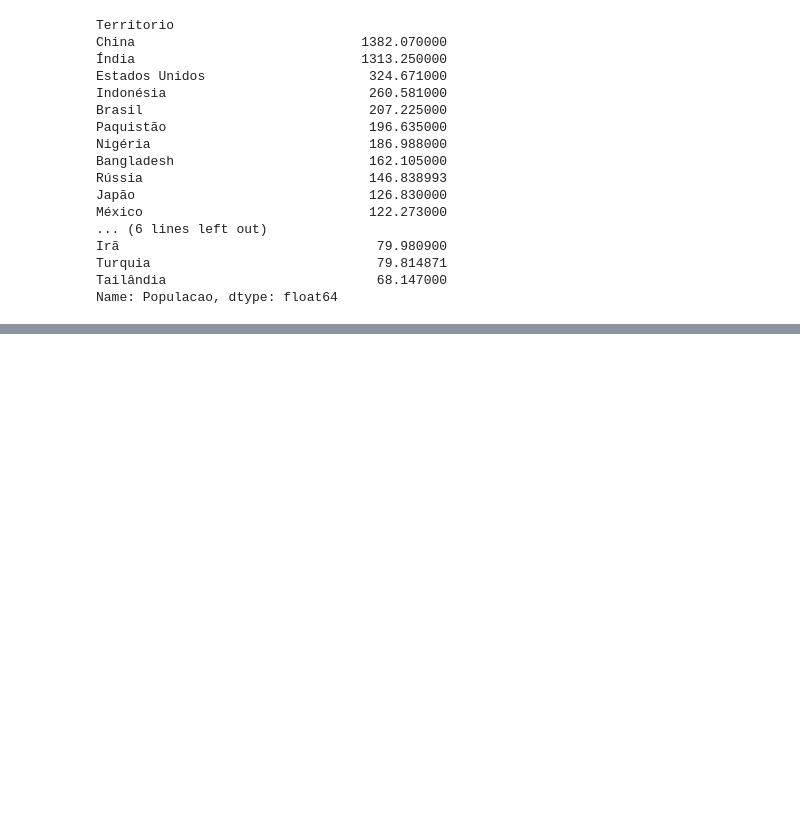
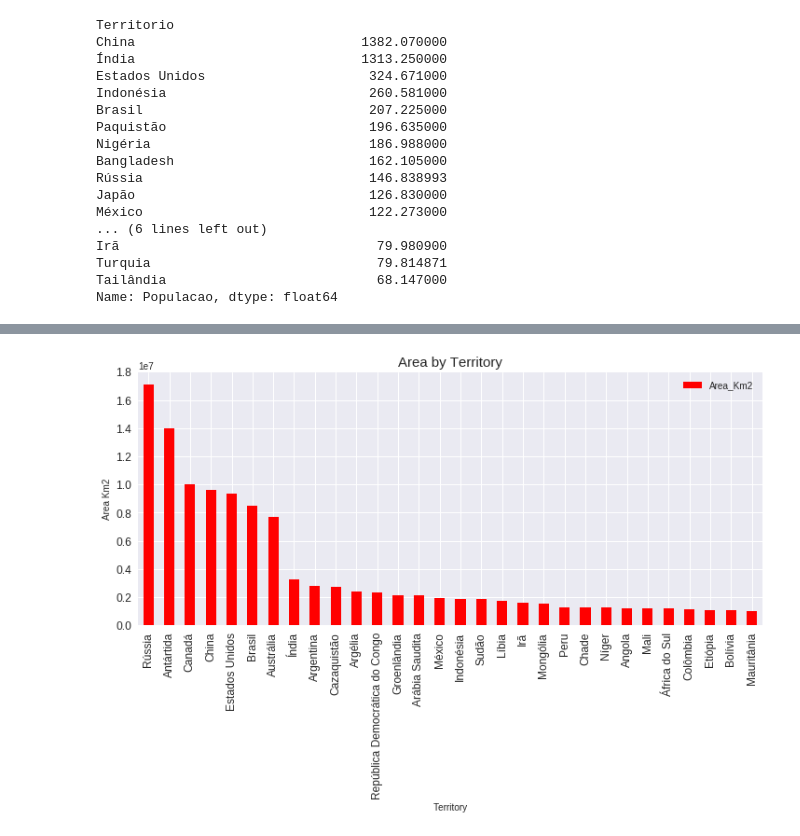
Before and after one commit to MRobalinho/Using_colab_research_Google, a Jupyter notebook: Tests_MRobalinho.ipynb, the cells around one changed output, grey strips where cells are left out. Drawn from its saved outputs; the diff is of its cells as text; code cells hidden in the pictures; blank space fills up the shorter version.

```diff
--- a/Tests_MRobalinho.ipynb
+++ b/Tests_MRobalinho.ipynb
@@ -471,0 +515,4 @@ Name: Populacao, dtype: float64
+# %%
+
+df_new2 = df_new[['Territorio', 'Populacao', 'Area_Km2' ,'PIB_per_cap']].copy()
+df_new2.head()
@@ -471,0 +526,14 @@ Name: Populacao, dtype: float64
+# %%
+# Delete TOTAL row - Delete specific row
+df_new2.drop(df_new2[df_new2.Territorio == 'Total'].index, inplace=True)
+# %%
+# Analisys by Area
+X_pivot_table = df_new2
+X_pvt1 = X_pivot_table.groupby('Territorio')['Area_Km2'].sum()
+# Sort Descending
+X_pvt1 = X_pvt1.sort_values(ascending=False).copy()
+# Transform in a DataFrame
+X_pvt2 = pd.DataFrame(X_pvt1)
+# Select first 30 entries
+X_pvt3 = X_pvt2.head(30).copy()
+X_pvt3
@@ -471,0 +559,15 @@ Name: Populacao, dtype: float64
+# %%
+def Bar_Graf(table, x_title, x_label, y_label, x_color):
+    # Plotting the Graph
+
+    table.plot(kind='bar', figsize=(12,5), grid=True, color=x_color, fontsize=12)
+    plt.title(x_title,fontsize=15)
+    plt.xlabel(x_label,fontsize=10)
+    plt.ylabel(y_label,fontsize=10)
+    plt.show()
+# %%
+data_plot = X_pvt3
+# Plotting the Graph
+Bar_Graf(data_plot, 'Area by Territory', 'Territory', 'Area Km2', color_list[0])
+# %% [output]
+[figure, added]
```
Also changed, not shown: parts of 31 cells of this notebook.
